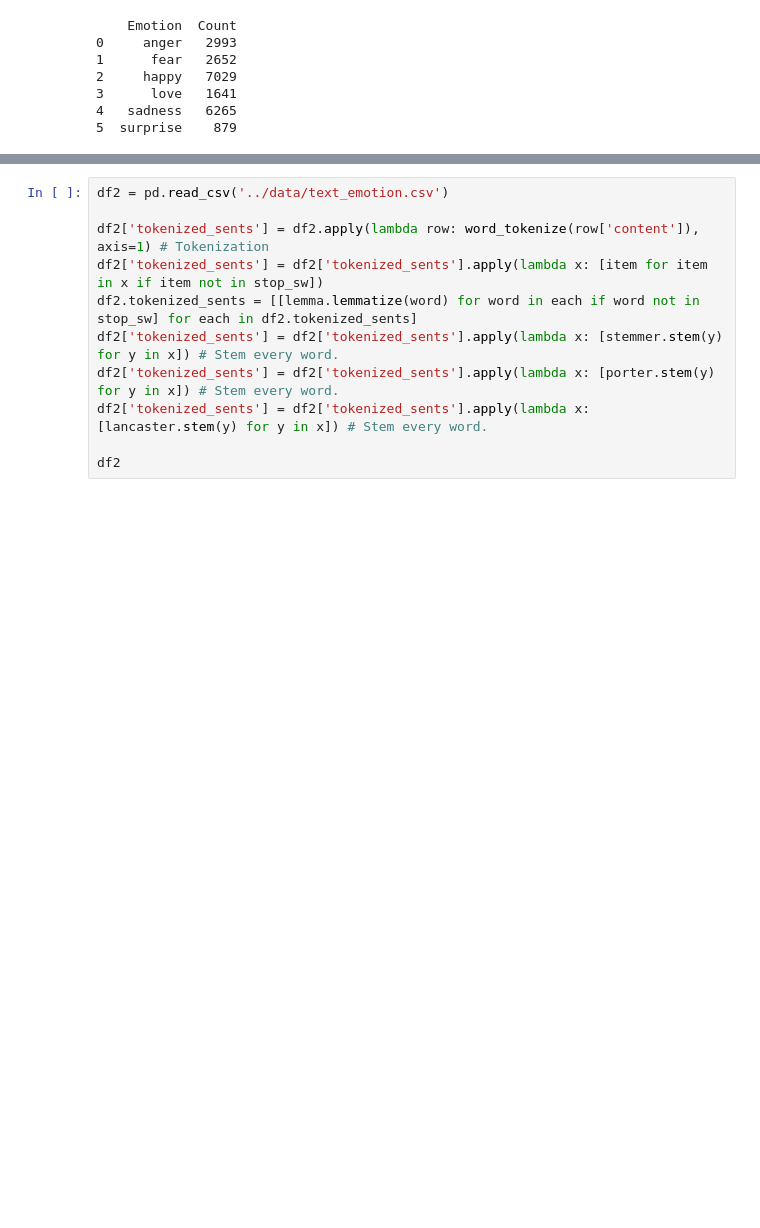
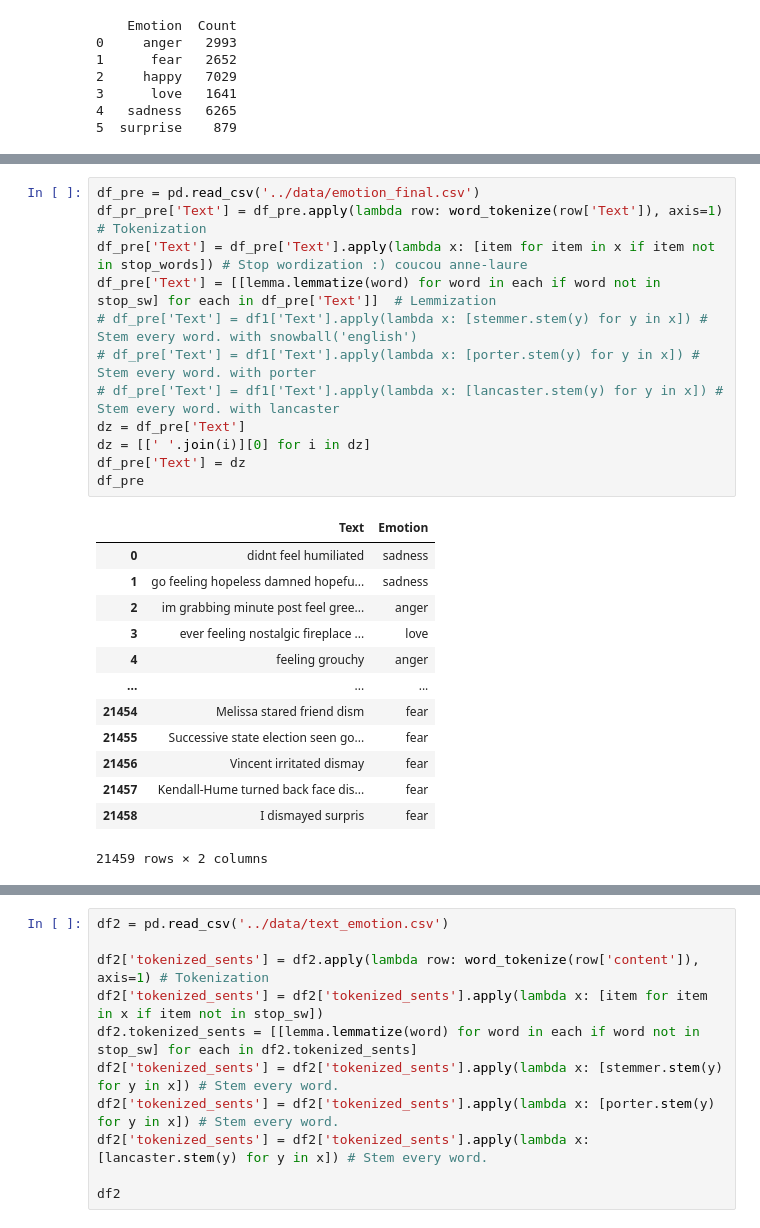
Before and after one commit to ejhb/audit, a Jupyter notebook: 2020/12-december/09-emotion/testing_zone/testing.ipynb, the cells around one changed output, grey strips where cells are left out. Cells and saved outputs as stored; diff of their text form; blank space fills up the shorter version.

```diff
--- a/2020/12-december/09-emotion/testing_zone/testing.ipynb
+++ b/2020/12-december/09-emotion/testing_zone/testing.ipynb
@@ -233 +257,27 @@ print(df_count_emotion)
+# %%
+df_pre = pd.read_csv('../data/emotion_final.csv')
+df_pr_pre['Text'] = df_pre.apply(lambda row: word_tokenize(row['Text']), axis=1) # Tokenization
+df_pre['Text'] = df_pre['Text'].apply(lambda x: [item for item in x if item not in stop_words]) # Stop wordization :) coucou anne-laure
+df_pre['Text'] = [[lemma.lemmatize(word) for word in each if word not in stop_sw] for each in df_pre['Text']]  # Lemmization
+# df_pre['Text'] = df1['Text'].apply(lambda x: [stemmer.stem(y) for y in x]) # Stem every word. with snowball('english')
+# df_pre['Text'] = df1['Text'].apply(lambda x: [porter.stem(y) for y in x]) # Stem every word. with porter
+# df_pre['Text'] = df1['Text'].apply(lambda x: [lancaster.stem(y) for y in x]) # Stem every word. with lancaster
+dz = df_pre['Text']
+dz = [[' '.join(i)][0] for i in dz]
+df_pre['Text'] = dz
+df_pre
+# %% [output]
+|  | Text | Emotion |
+| 0 | didnt feel humiliated | sadness |
+| 1 | go feeling hopeless damned hopefu... | sadness |
+| 2 | im grabbing minute post feel gree... | anger |
+| 3 | ever feeling nostalgic fireplace ... | love |
+| 4 | feeling grouchy | anger |
+| ... | ... | ... |
+| 21454 | Melissa stared friend dism | fear |
+| 21455 | Successive state election seen go... | fear |
+| 21456 | Vincent irritated dismay | fear |
+| 21457 | Kendall-Hume turned back face dis... | fear |
+| 21458 | I dismayed surpris | fear |
+21459 rows × 2 columns
 # %%
```
Also changed, not shown: parts of 12 cells of this notebook, 5 other files.
